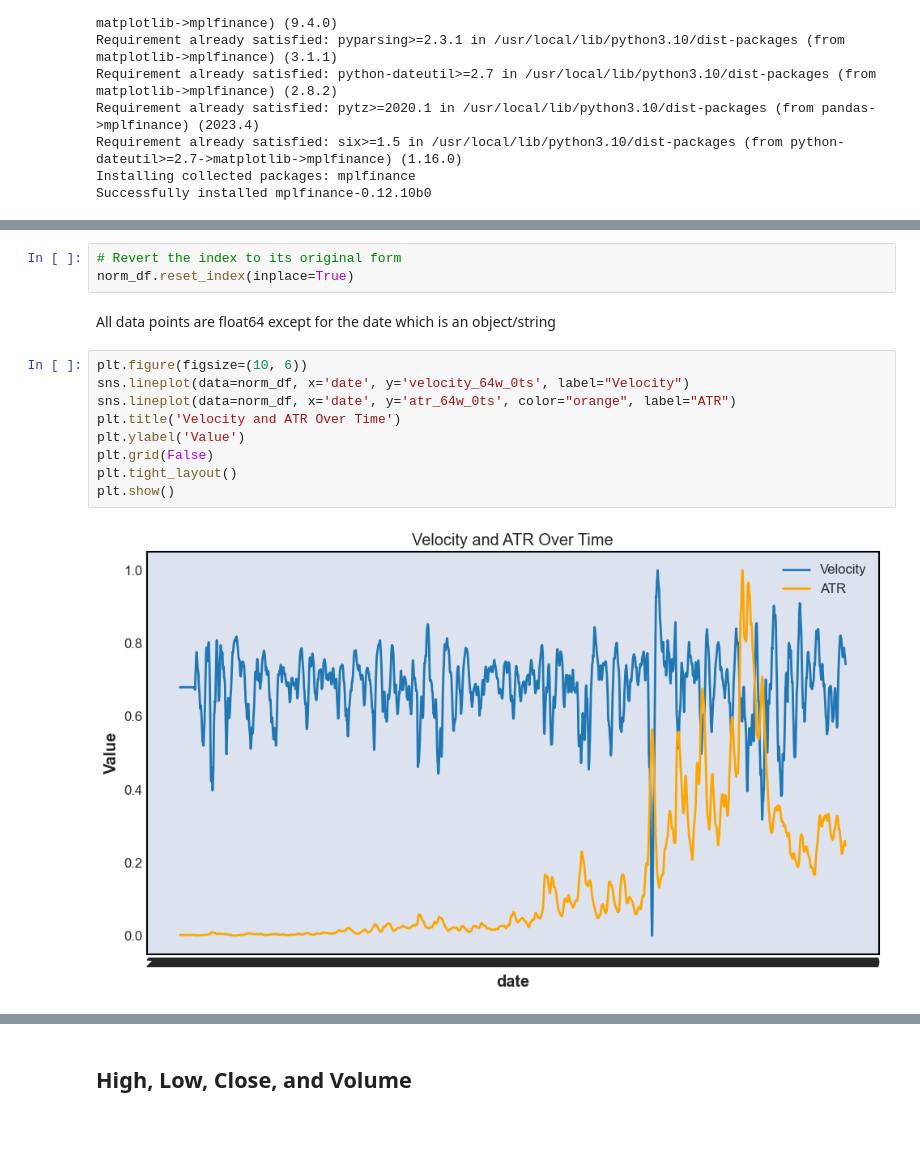
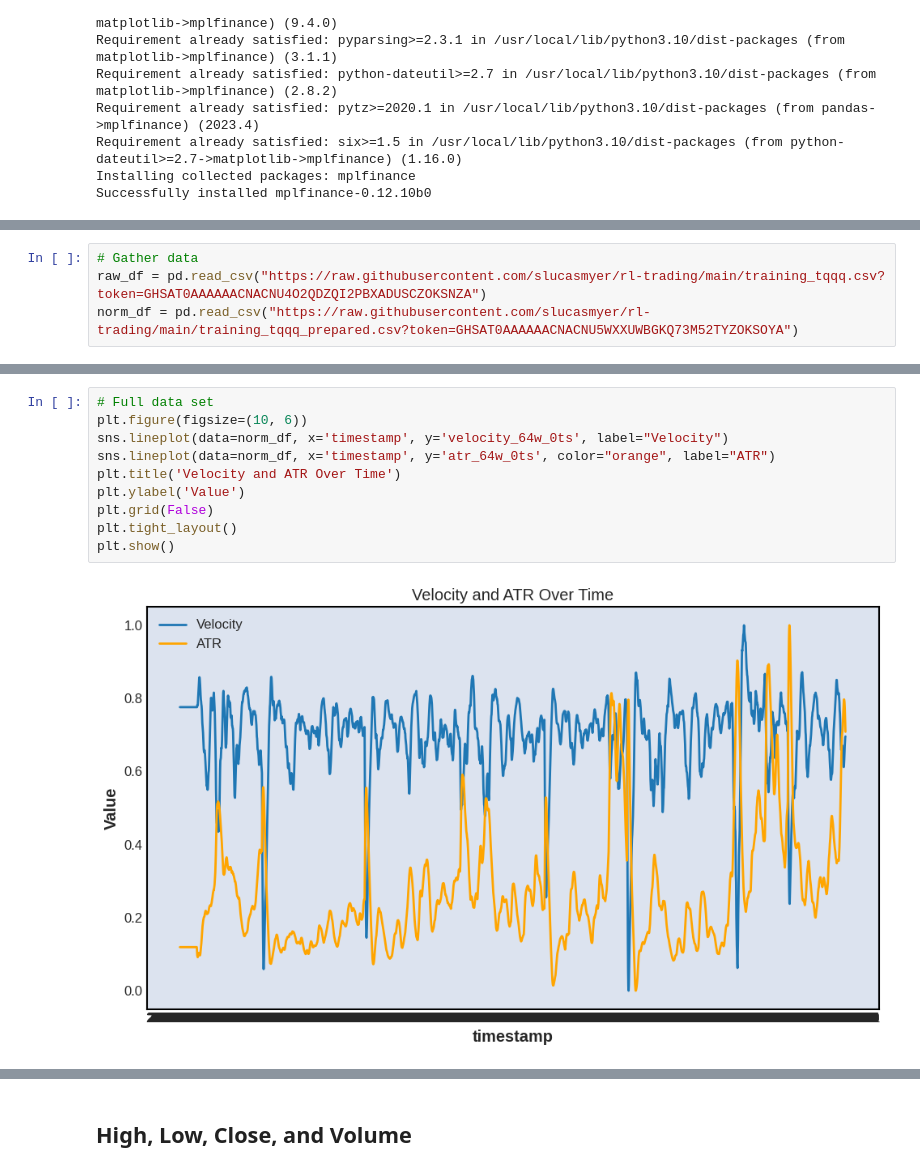
Before and after one commit to slucasmyer/rl-trading, a Jupyter notebook: data_exploration_visualization.ipynb, the cells around one changed output, grey strips where cells are left out. Saved outputs shown, nothing was run; the diff lists cells and outputs as text; blank space fills up the shorter version.

```diff
--- a/data_exploration_visualization.ipynb
+++ b/data_exploration_visualization.ipynb
@@ -40,3 +34,7 @@ FileNotFoundError: [Errno 2] No such file or directory: '../data/processed/proce
+# %%
+# Gather data
+raw_df = pd.read_csv("https://raw.githubusercontent.com/slucasmyer/rl-trading/main/training_tqqq.csv?token=GHSAT0AAAAAACNACNU4O2QDZQI2PBXADUSCZOKSNZA")
+norm_df = pd.read_csv("https://raw.githubusercontent.com/slucasmyer/rl-trading/main/training_tqqq_prepared.csv?token=GHSAT0AAAAAACNACNU5WXXUWBGKQ73M52TYZOKSOYA")
 # %%
 norm_df.dtypes
 # %% [output]
@@ -88,17 +91,13 @@ mpf.plot(prep_df.iloc[:, list(range(4)) + [5]][-75:], type='candle', mav=(4, 8,
-# %%
-# Revert the index to its original form
-norm_df.reset_index(inplace=True)
-# %% [markdown]
-All data points are float64 except for the date which is an object/string
 # %%
+# Full data set
 plt.figure(figsize=(10, 6))
-sns.lineplot(data=norm_df, x='date', y='velocity_64w_0ts', label="Velocity")
-sns.lineplot(data=norm_df, x='date', y='atr_64w_0ts', color="orange", label="ATR")
+sns.lineplot(data=norm_df, x='timestamp', y='velocity_64w_0ts', label="Velocity")
+sns.lineplot(data=norm_df, x='timestamp', y='atr_64w_0ts', color="orange", label="ATR")
 plt.title('Velocity and ATR Over Time')
 plt.ylabel('Value')
 plt.grid(False)
 plt.tight_layout()
 plt.show()
 # %% [output]
-[figure, old version]
+[figure, new version]
 # %%
```
Also changed, not shown: parts of 15 cells of this notebook.
